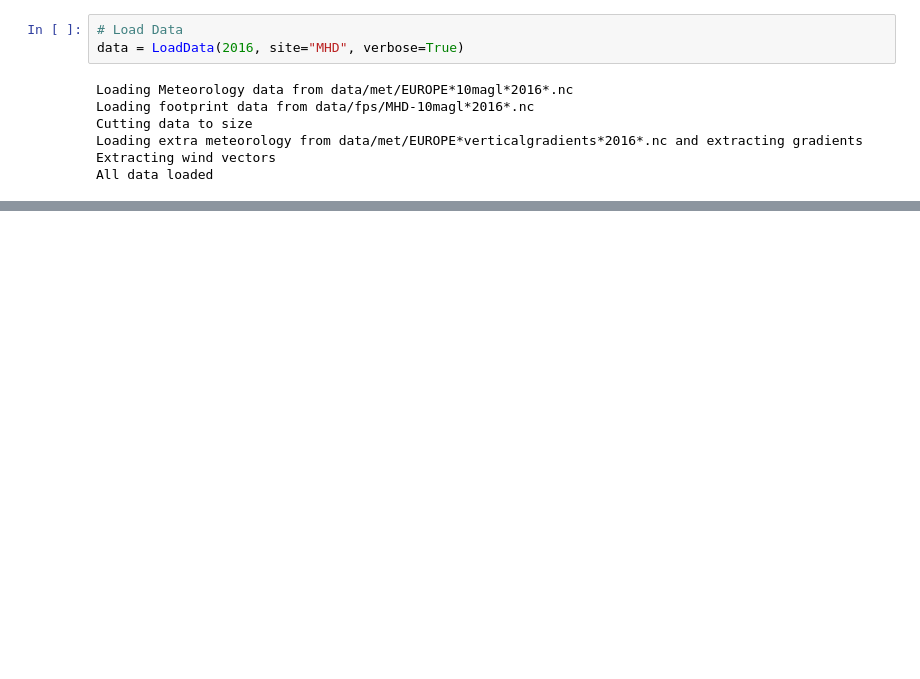
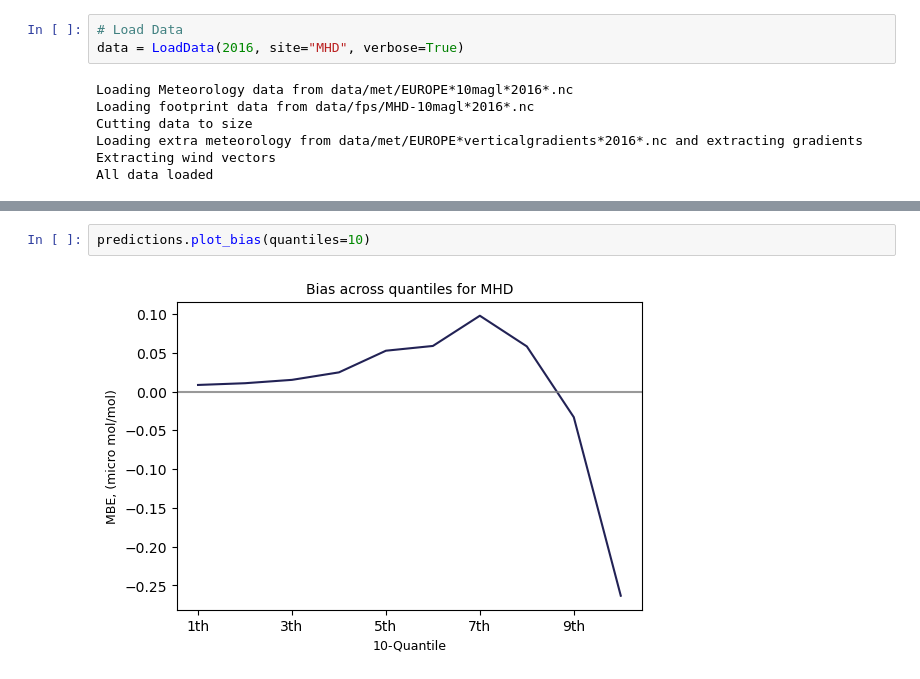
Before and after one commit to elenafillo/LPDM-emulation-trees, a Jupyter notebook: guide.ipynb, the cells around one changed output, grey strips where cells are left out. Saved outputs shown, nothing was run; the diff lists cells and outputs as text; blank space fills up the shorter version.

```diff
--- a/guide.ipynb
+++ b/guide.ipynb
@@ -82,0 +100,4 @@ saving as  footprints_00-07-04-2016_00-17-04-2016.gif
+# %%
+predictions.plot_bias(quantiles=10)
+# %% [output]
+[figure, added]
```
Also changed, not shown: parts of 15 cells of this notebook, 1 other file.
